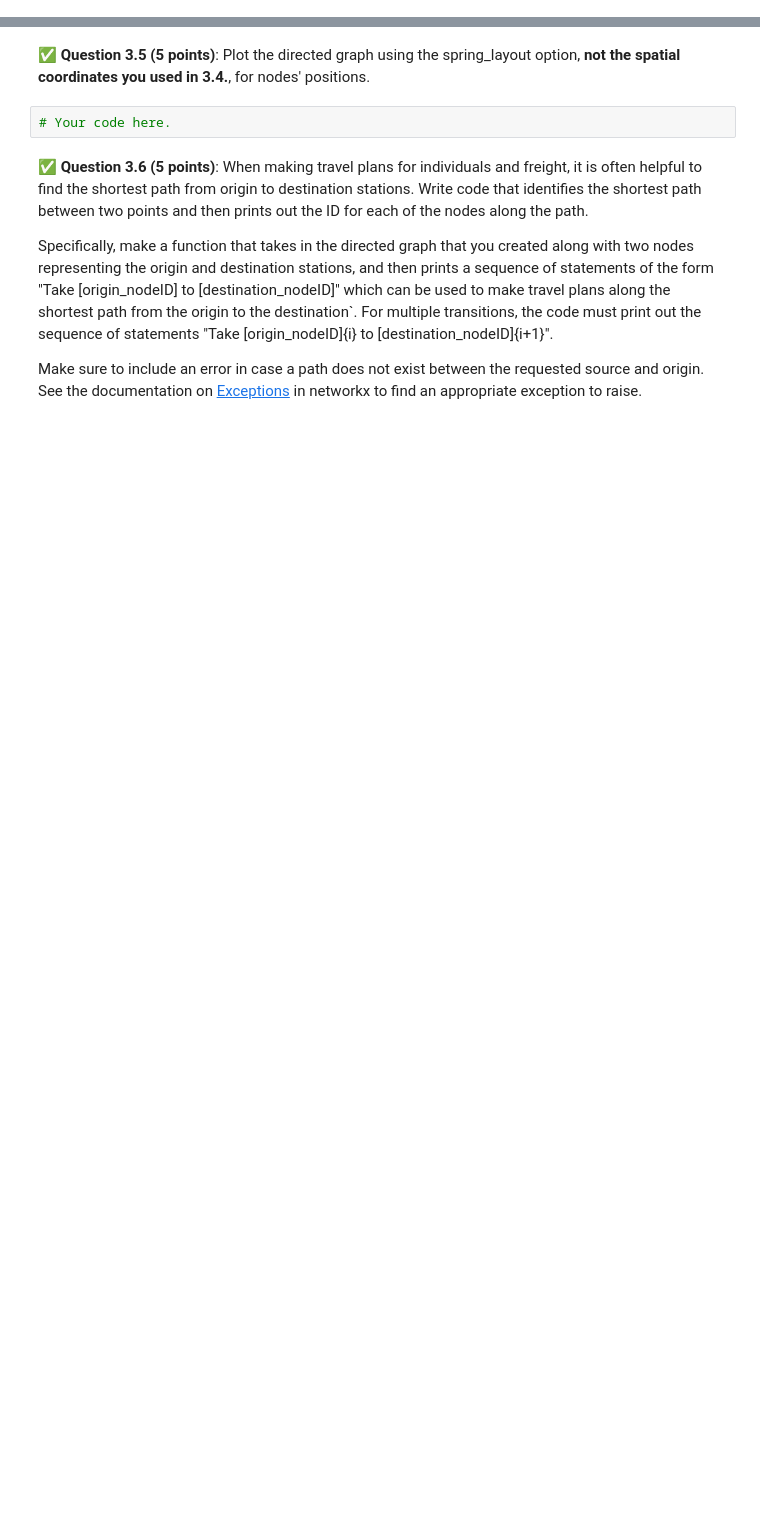
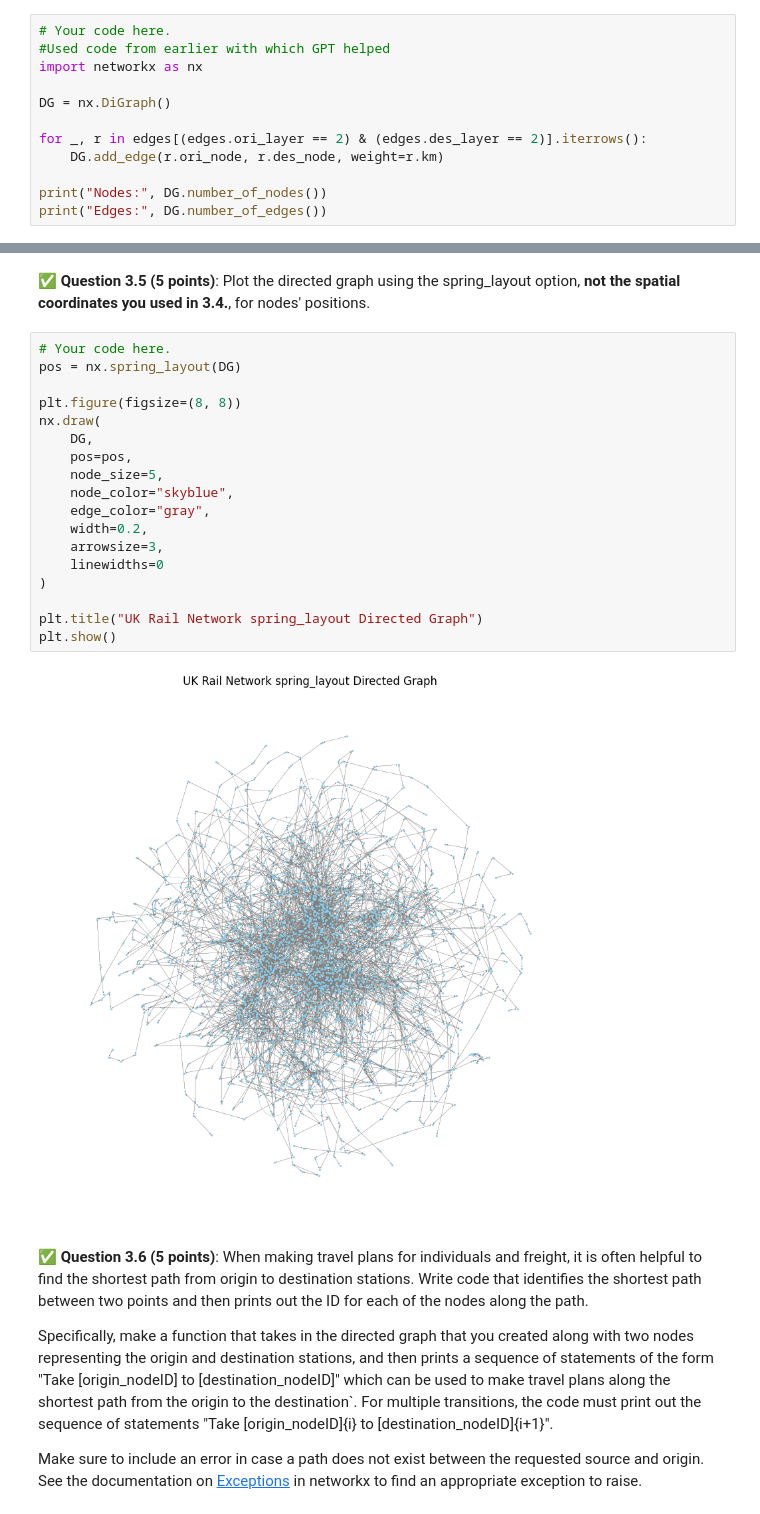
Before and after one commit to mccortma-sys/CMSE202-f25-turnin, a Jupyter notebook: hw-02/HW-02_ABMandGraphTheory-STUDENT.ipynb, the cells around one changed output, grey strips where cells are left out. Drawn from its saved outputs; the diff is of its cells as text; blank space fills up the shorter version.

```diff
--- a/hw-02/HW-02_ABMandGraphTheory-STUDENT.ipynb
+++ b/hw-02/HW-02_ABMandGraphTheory-STUDENT.ipynb
@@ -538,0 +603,12 @@ Note: Remember that each edge in a directed graph has an orientation. So adding
+# %%
+# Your code here.
+#Used code from earlier with which GPT helped
+import networkx as nx
+
+DG = nx.DiGraph()
+
+for _, r in edges[(edges.ori_layer == 2) & (edges.des_layer == 2)].iterrows():
+    DG.add_edge(r.ori_node, r.des_node, weight=r.km)
+
+print("Nodes:", DG.number_of_nodes())
+print("Edges:", DG.number_of_edges())
@@ -539,7 +618,25 @@ Note: Remember that each edge in a directed graph has an orientation. So adding
 # %% [markdown]
 &#9989;  **Question 3.5 (5 points)**: Plot the directed graph using the spring_layout option, __not the spatial coordinates you used in 3.4.__, for nodes' positions.
-# %%
-# Your code here.
+# %%
+# Your code here.
+pos = nx.spring_layout(DG)
+
+plt.figure(figsize=(8, 8))
+nx.draw(
+    DG,
+    pos=pos,
+    node_size=5,
+    node_color="skyblue",
+    edge_color="gray",
+    width=0.2,
+    arrowsize=3,
+    linewidths=0
+)
+
+plt.title("UK Rail Network spring_layout Directed Graph")
+plt.show()
+# %% [output]
+[figure, added]
 # %% [markdown]
 &#9989;  **Question 3.6 (5 points)**: When making travel plans for individuals and freight, it is often helpful to find the shortest path from origin to destination stations. Write code that identifies the shortest path between two points and then prints out the ID for each of the nodes along the path.
 
```
Also changed, not shown: parts of 11 cells of this notebook, 1 other file.
